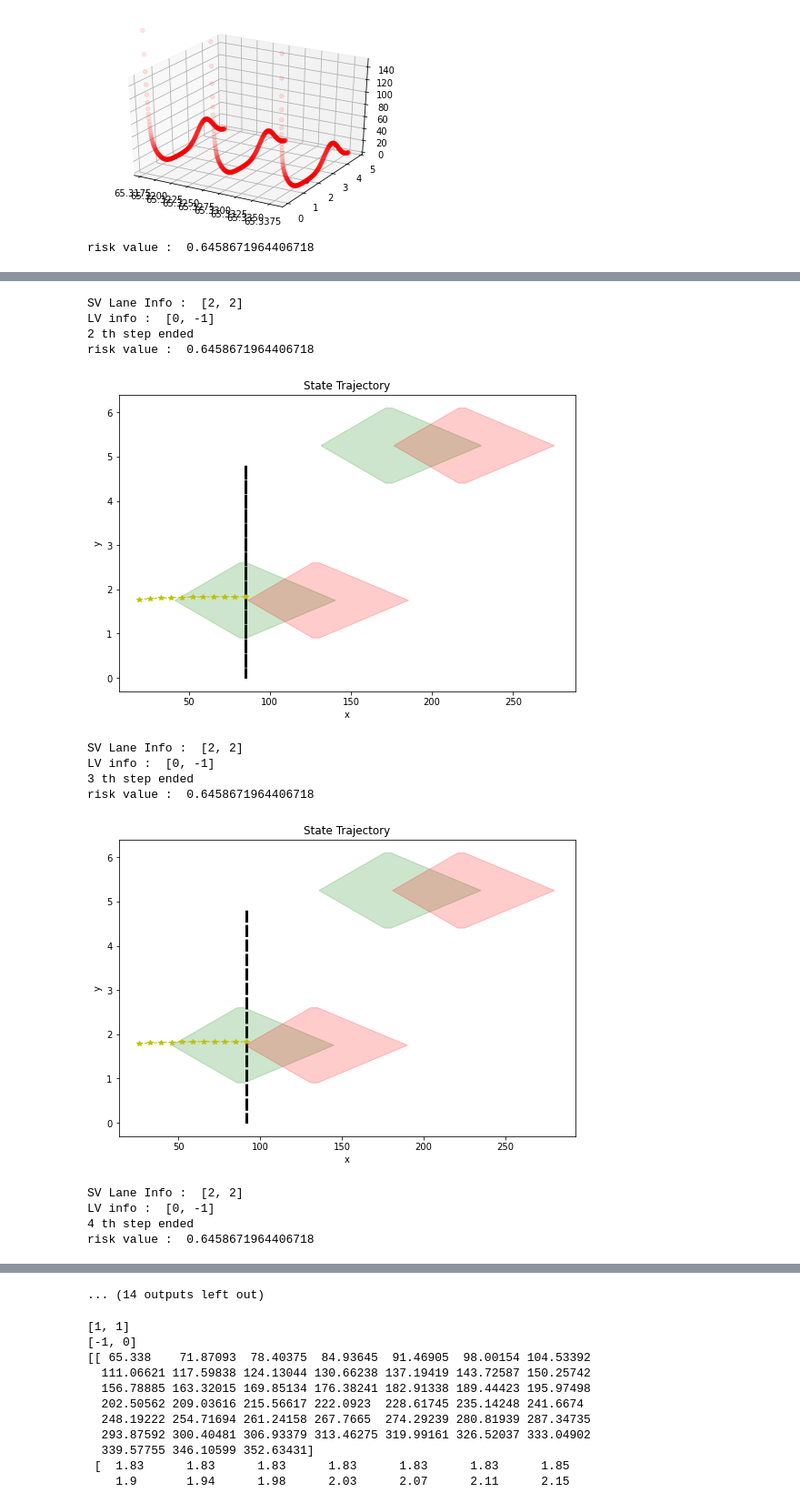
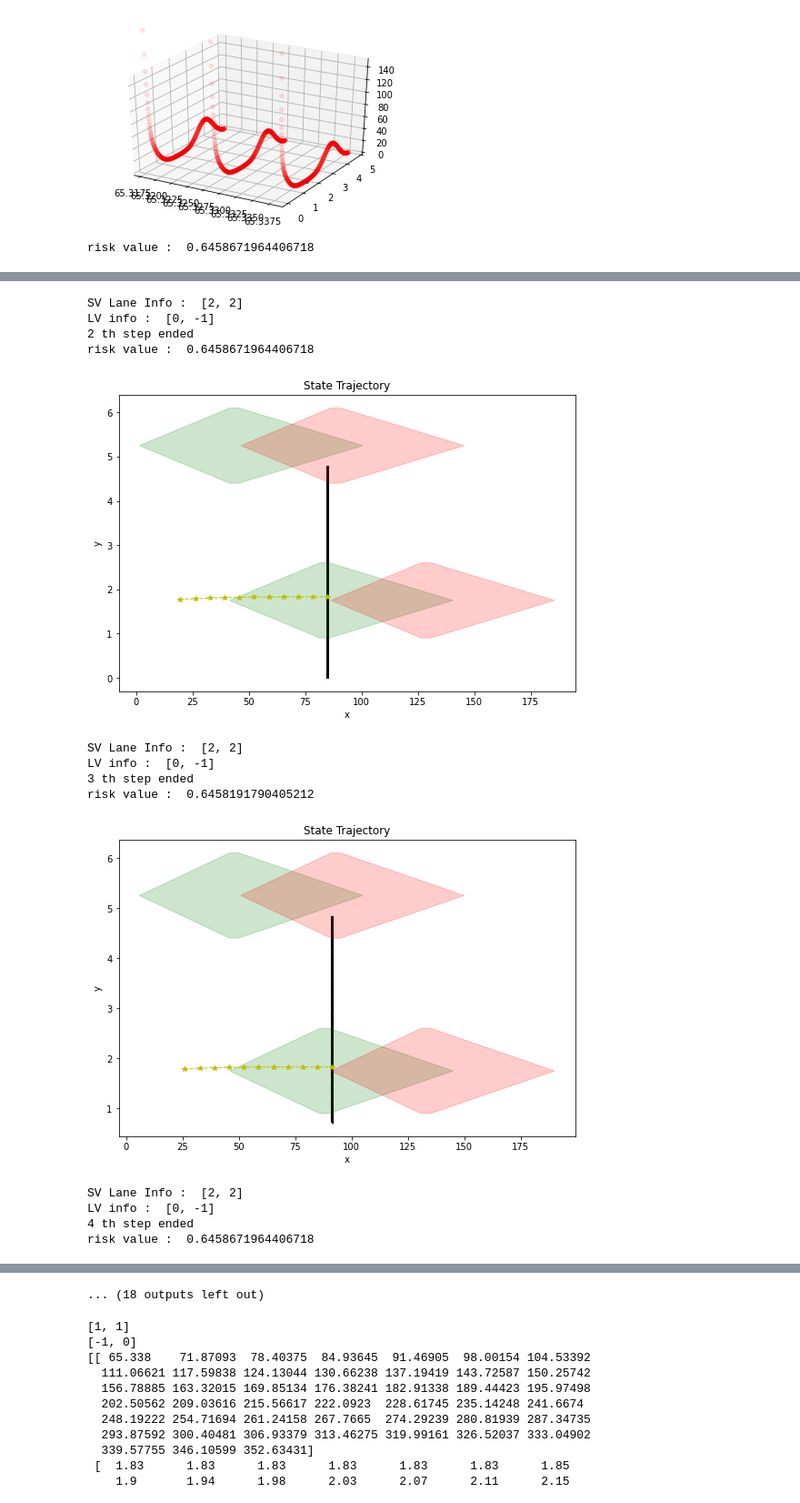
Before and after one commit to Harvey-MSKim/MPC-Project---Trajectory-Generation-Using-MPC-For-High-Speed-Overtaking, a Jupyter notebook: MPC_project.ipynb, the cells around one changed output, grey strips where cells are left out. Shown at 91% size. Drawn from its saved outputs; the diff is of its cells as text; code cells hidden in the pictures.

Commit message:
Todo : set target point and set new terminal state if changing lane is infeasible

```diff
--- a/MPC_project.ipynb
+++ b/MPC_project.ipynb
@@ -197,7 +184,7 @@ wedge_back = 40 # modified 1
 wedge_head = 55 # modified 100
 
 # LV_information
-LV_initialize  = np.array([[SV_initial_x + 70, SV_initial_x + 160, SV_initial_x + 240],  # x coordinate [m] # modified. 110 220 330
+LV_initialize  = np.array([[SV_initial_x + 70, SV_initial_x + 30, SV_initial_x + 240],  # x coordinate [m] # modified. 110 220 330
                            [SV_initial_y, SV_initial_y + lane_width, SV_initial_y],       # y coordinate [m]
                            [22.5, 22.5, 22.5]])                                           # velocity [m/s]
 
@@ -461,7 +448,7 @@ def detect_LV(SV, LV_list) :
 
 def get_reachable_set(x0, y0, psi0, v0, ts, N) :
   eps_pos = 0.01
-  eps = 0.001
+  eps = 0.0001
   A_sys = np.array([[1.0, 0, 0, ts],
                     [0, 1.0, v0*ts, 0],
                     [0, 0, 1.0, 0],
@@ -486,8 +473,8 @@ def get_reachable_set(x0, y0, psi0, v0, ts, N) :
                             [0, 0, 0, -1.0]]),
                   np.array([[x0],
                             [-x0+2*eps_pos],
-                            [y0+eps_pos],
-                            [-y0+eps_pos],
+                            [y0+eps],
+                            [-y0+eps],
                             [psi0+eps],
                             [-psi0+eps],
                             [v0+eps],
@@ -579,11 +566,13 @@ def get_target_state(risk_map, initial_x, print_safe_map = False, Subject_vehicl
   safe_map = risk_map[:, risk_map[2,:] < U_safe]             # filter the points in risk map that pass safe standard
 
   # If there's no safe point. Obtain safe_map with increased threshold
+  '''
   U_tmp = U_safe
   while np.size(safe_map,1) == 0 :
     print('Safe threshold increased')
     U_tmp += 1
     safe_map = risk_map[:, risk_map[2,:] < U_tmp]
+  '''
 
   target_x = np.amax(safe_map[0,:])                           # obtain the farthest distance in terms of x-dir
   safe_map = safe_map[:, safe_map[0,:] == target_x]           # choose the farthest safe points
@@ -693,6 +682,8 @@ def solve_cftoc_onlyCar(A, B, P, Q, R, N, x0, X_set, U_set, bf, Af, SV, LV_info,
   model.x = pyo.Var(model.xidx, model.tidx)
   model.u = pyo.Var(model.uidx, model.tidx)
   model.target_state = bf
+
+  eps = 0.001
 
   def Objective_func_rule(model) :
     costP = 0
@@ -745,11 +736,11 @@ def solve_cftoc_onlyCar(A, B, P, Q, R, N, x0, X_set, U_set, bf, Af, SV, LV_info,
   # model.StateConst = pyo.Constraint(model.xidx, model.tidx, rule = Inequality_constraint_rule_state)
   model.InputConst = pyo.Constraint(model.uidx, model.tidx, rule = Inequality_constraint_rule_input)
   model.StateConst1 = pyo.Constraint(model.tidx, rule=lambda model, t: model.x[1,t] <= SV_y_upper)
-  model.StateConst2 = pyo.Constraint(model.tidx, rule=lambda model, t: model.x[2,t] <= SV_psi_upper)
-  model.StateConst3 = pyo.Constraint(model.tidx, rule=lambda model, t: model.x[3,t] <= SV_v_upper)
+  model.StateConst2 = pyo.Constraint(model.tidx, rule=lambda model, t: model.x[2,t] <= SV_psi_upper + eps)
+  model.StateConst3 = pyo.Constraint(model.tidx, rule=lambda model, t: model.x[3,t] <= SV_v_upper + eps)
   model.StateConst4 = pyo.Constraint(model.tidx, rule=lambda model, t: model.x[1,t] >= SV_y_lower)
-  model.StateConst5 = pyo.Constraint(model.tidx, rule=lambda model, t: model.x[2,t] >= SV_psi_lower)
-  model.StateConst6 = pyo.Constraint(model.tidx, rule=lambda model, t: model.x[3,t] >= SV_v_lower)
+  model.StateConst5 = pyo.Constraint(model.tidx, rule=lambda model, t: model.x[2,t] >= SV_psi_lower - eps)
+  model.StateConst6 = pyo.Constraint(model.tidx, rule=lambda model, t: model.x[3,t] >= SV_v_lower - eps)
 
 
   # For debug
@@ -765,7 +756,7 @@ def solve_cftoc_onlyCar(A, B, P, Q, R, N, x0, X_set, U_set, bf, Af, SV, LV_info,
 
         def Inequality_extraConstraint_rule_state_front(model, t) :
           return model.x[1,t] - front_y1 - ((front_y2-front_y1)/(front_x2-front_x1))*(model.x[0,t] - front_x1) <= 0
-        model.StateConst7 = pyo.Constraint(model.tidx, rule=Inequality_extraConstraint_rule_state_front)
+        #model.StateConst7 = pyo.Constraint(model.tidx, rule=Inequality_extraConstraint_rule_state_front)
 
       if(model.LV_side != None) :
         [side_x1, side_y1]   = model.LV_side.getWedgePoints()[2,:]
@@ -773,8 +764,7 @@ def solve_cftoc_onlyCar(A, B, P, Q, R, N, x0, X_set, U_set, bf, Af, SV, LV_info,
 
         def Inequality_extraConstraint_rule_state_side(model, t) :
           return -model.x[1,t] + side_y1 + ((side_y2 -side_y1 )/(side_x2 -side_x1 ))*(model.x[0,t] - side_x1 ) <= 0
-        model.StateConst8 = pyo.Constraint(model.tidx, rule=Inequality_extraConstraint_rule_state_side)
-        # model.StateConst8 = pyo.Constraint(model.tidx, rule=lambda model, t: model.x[1,t] - side_y1  >= ((side_y2 -side_y1 )/(side_x2 -side_x1 ))*(model.x[0,t] - side_x1 ) )
+        #model.StateConst8 = pyo.Constraint(model.tidx, rule=Inequality_extraConstraint_rule_state_side)
 
     # When SV heads to the first lane from the second lane
     else :
@@ -784,8 +774,7 @@ def solve_cftoc_onlyCar(A, B, P, Q, R, N, x0, X_set, U_set, bf, Af, SV, LV_info,
 
         def Inequality_extraConstraint_rule_state_front(model, t) :
           return -model.x[1,t] + front_y1 + ((front_y2-front_y1)/(front_x2-front_x1))*(model.x[0,t] - front_x1) <= 0
-        model.StateConst7 = pyo.Constraint(model.tidx, rule=Inequality_extraConstraint_rule_state_front)
-        # model.StateConst7 = pyo.Constraint(model.tidx, rule=lambda model, t: model.x[1,t] - front_y1 >= ((front_y2-front_y1)/(front_x2-front_x1))*(model.x[0,t] - front_x1) )
+        #model.StateConst7 = pyo.Constraint(model.tidx, rule=Inequality_extraConstraint_rule_state_front)
 
       if(model.LV_side != None) :
         print('bug check')
@@ -794,8 +783,7 @@ def solve_cftoc_onlyCar(A, B, P, Q, R, N, x0, X_set, U_set, bf, Af, SV, LV_info,
 
         def Inequality_extraConstraint_rule_state_side(model, t) :
           return model.x[1,t] - side_y1 - ((side_y2 -side_y1 )/(side_x2 -side_x1 ))*(model.x[0,t] - side_x1 ) <= 0
-        model.StateConst8 = pyo.Constraint(model.tidx, rule=Inequality_extraConstraint_rule_state_side)
-        # model.StateConst8 = pyo.Constraint(model.tidx, rule=lambda model, t: model.x[1,t] - side_y1  <= ((side_y2 -side_y1 )/(side_x2 -side_x1 ))*(model.x[0,t] - side_x1 ) )
+        #model.StateConst8 = pyo.Constraint(model.tidx, rule=Inequality_extraConstraint_rule_state_side)
 
 
   # print(model.StateConst)
@@ -871,7 +859,7 @@ def solve_cftoc_onlyCar(A, B, P, Q, R, N, x0, X_set, U_set, bf, Af, SV, LV_info,
 # [feas, xOpt, uOpt, JOpt] = solve_cftoc(A, B, P, Q, R, N, x0, xL, xU, uL, uU, bf, Af)
 # %%
 ############ Initialize the system #################
-U_safe = 1.5
+U_safe = 1.2
 sampling_time = 0.2
 N = 10
 SV = Subject_vehicle(SV_initial_x, SV_initial_y, SV_initial_psi)
@@ -994,13 +982,13 @@ risk value :  0.6458671964406718
 SV Lane Info :  [2, 2]
 LV info :  [0, -1]
 2 th step ended
 risk value :  0.6458671964406718
-[figure, old version]
+[figure, new version]
 SV Lane Info :  [2, 2]
 LV info :  [0, -1]
 3 th step ended
-risk value :  0.6458671964406718
+risk value :  0.6458191790405212
-[figure, old version]
+[figure, new version]
 SV Lane Info :  [2, 2]
 LV info :  [0, -1]
 4 th step ended
@@ -1009,4 +997,4 @@ risk value :  0.6458671964406718
-... (14 outputs left out)
+... (18 outputs left out)
 # %%
 print(SV.get_laneInfo())
 print(detect_LV(SV, LV_list))
```
Also changed, not shown: parts of 3 cells of this notebook.
